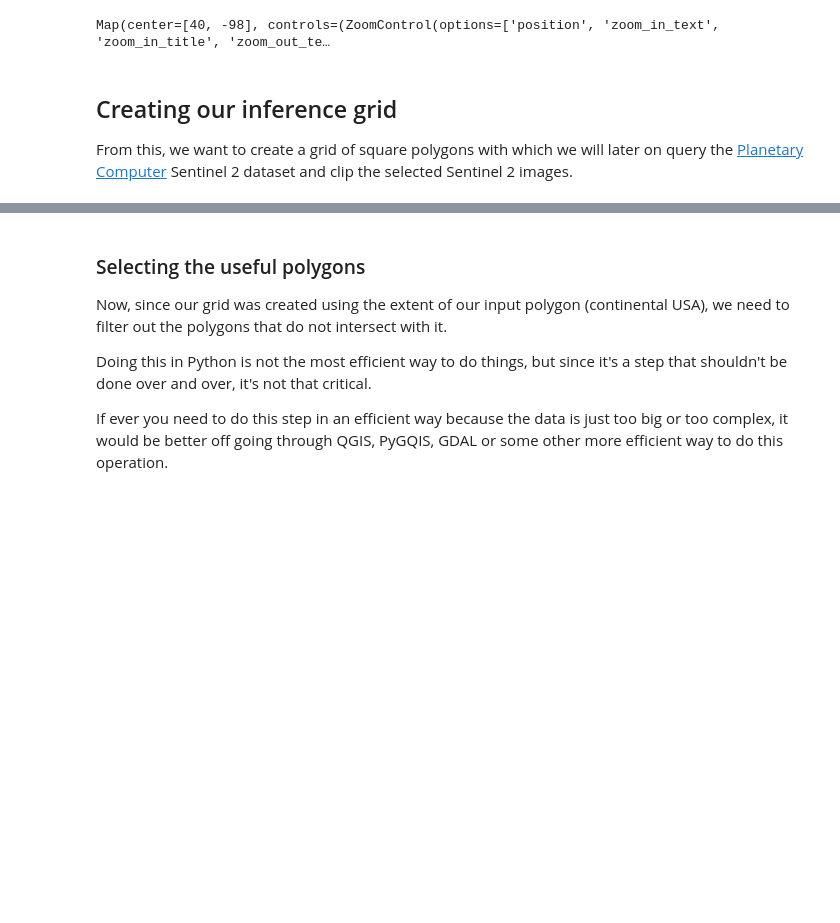
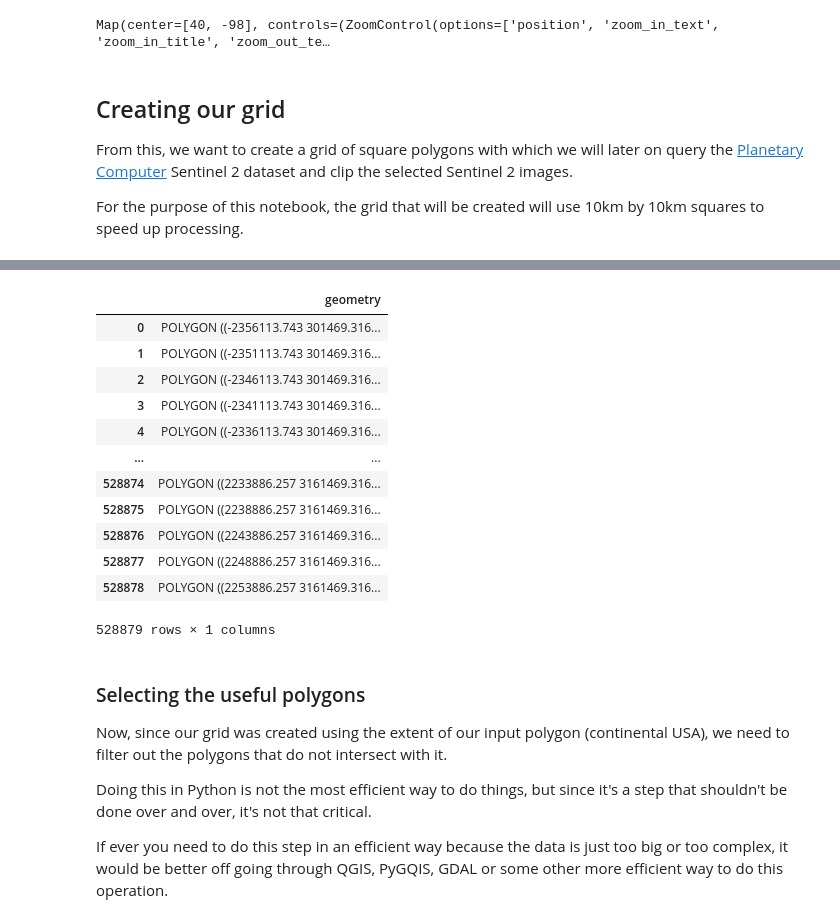
Before and after one commit to RolnickLab/geospatial-tools, a Jupyter notebook: notebooks/planetary_computer_sentinel2_exploration.ipynb, the cells around one changed output, grey strips where cells are left out. Saved outputs shown, nothing was run; the diff lists cells and outputs as text; code cells hidden in the pictures; blank space fills up the shorter version.

Commit message:
Update s2 notebook exploration

```diff
--- a/notebooks/planetary_computer_sentinel2_exploration.ipynb
+++ b/notebooks/planetary_computer_sentinel2_exploration.ipynb
@@ -56,9 +98,12 @@ m
 # %% [output]
 Map(center=[40, -98], controls=(ZoomControl(options=['position', 'zoom_in_text', 'zoom_in_title', 'zoom_out_te…
 # %% [markdown]
-## Creating our inference grid
+## Creating our grid
 
 From this, we want to create a grid of square polygons with which we will later on
 query the [Planetary Computer](https://planetarycomputer.microsoft.com/dataset/sentinel-2-l2a)
 Sentinel 2 dataset and clip the selected Sentinel 2 images.
+
+For the purpose of this notebook, the grid that will be created will use 10km by 10km squares to speed up
+processing.
 # %%
@@ -70,11 +111,11 @@ from concurrent.futures import ProcessPoolExecutor
 # %%
 grid_size = 5000
 bbox = usa_polygon.total_bounds
+grid_5km_filename = DATA_DIR / "polygon_grid_5km.gpkg"
 # %%
-# start = time.time()
-# print("Starting processing for [create_vector_grid_parallel]")
-# grid_parallel = create_vector_grid_parallel(bounding_box=bbox, grid_size=grid_size, crs="EPSG:5070")
-# stop = time.time()
-# print(f"Printing len(grid_parallel) to check if grid contains same amount of polygons : {len(grid_parallel)}")
-# print(f"Time taken to create parallel grid: {stop - start}")
-# to_geopackage(gdf=grid_parallel, filename="polygon_grid.gpkg")
+print("Starting processing for [create_vector_grid_parallel]")
+grid_5km = create_vector_grid_parallel(bounding_box=bbox, grid_size=grid_size, crs="EPSG:5070")
+print(f"Printing len(grid_parallel) to check if grid contains same amount of polygons : {len(grid_5km)}")
+to_geopackage(gdf=grid_5km, filename=grid_5km_filename)
+grid_5km
+# %% [output]
@@ -81,3 +131,16 @@ bbox = usa_polygon.total_bounds
+|  | geometry |
+| 0 | POLYGON ((-2356113.743 301469.316... |
+| 1 | POLYGON ((-2351113.743 301469.316... |
+| 2 | POLYGON ((-2346113.743 301469.316... |
+| 3 | POLYGON ((-2341113.743 301469.316... |
+| 4 | POLYGON ((-2336113.743 301469.316... |
+| ... | ... |
+| 528874 | POLYGON ((2233886.257 3161469.316... |
+| 528875 | POLYGON ((2238886.257 3161469.316... |
+| 528876 | POLYGON ((2243886.257 3161469.316... |
+| 528877 | POLYGON ((2248886.257 3161469.316... |
+| 528878 | POLYGON ((2253886.257 3161469.316... |
+528879 rows × 1 columns
 # %% [markdown]
 ### Selecting the useful polygons
 
```
Also changed, not shown: parts of 44 cells of this notebook.
